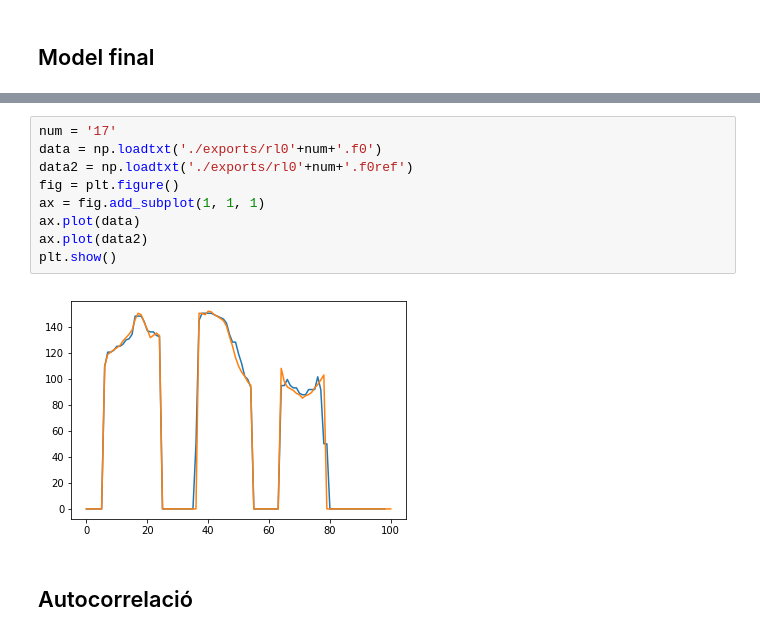
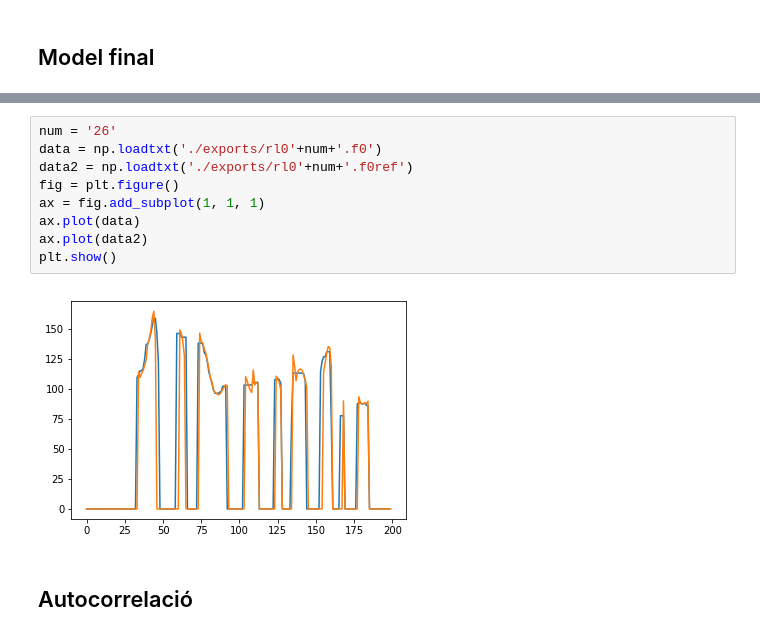
Before and after one commit to jaumecolomhernandez/pav, a Jupyter notebook: practica3/Mem_practica3.ipynb, the cells around one changed output, grey strips where cells are left out. Saved outputs shown, nothing was run; the diff lists cells and outputs as text.

```diff
--- a/practica3/Mem_practica3.ipynb
+++ b/practica3/Mem_practica3.ipynb
@@ -139,14 +139,14 @@ MSE of fine errors:     3.3%
 # %%
-num = '17'
+num = '26'
 data = np.loadtxt('./exports/rl0'+num+'.f0')
 data2 = np.loadtxt('./exports/rl0'+num+'.f0ref')
 fig = plt.figure()
 ax = fig.add_subplot(1, 1, 1)
 ax.plot(data)
 ax.plot(data2)
 plt.show()
 # %% [output]
-[figure, old version]
+[figure, new version]
 # %% [markdown]
 ## Autocorrelació
 # %%
```
Also changed, not shown: parts of 4 cells of this notebook, 6 other files.
